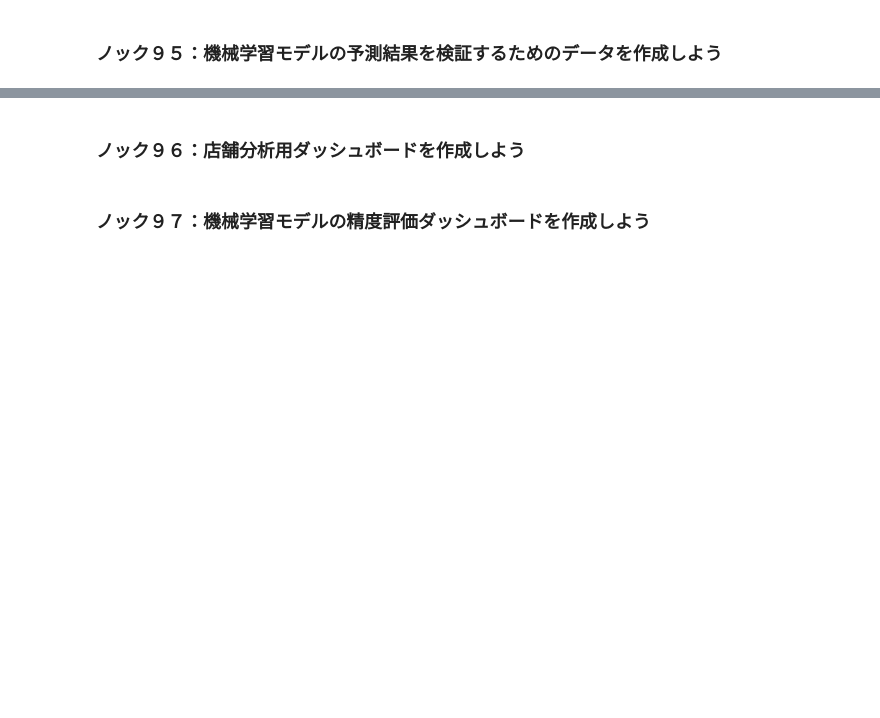
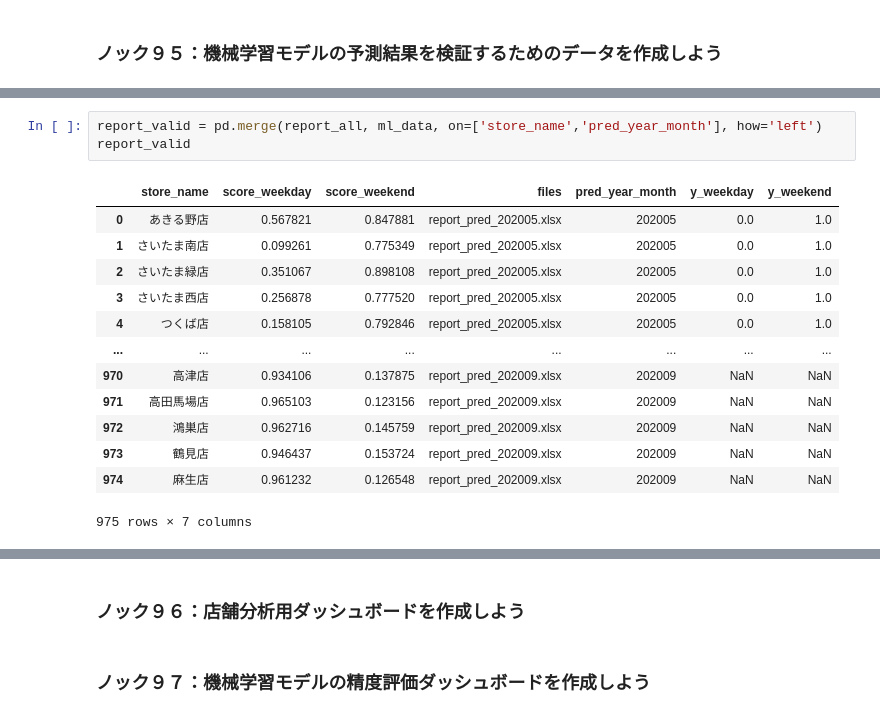
Before and after one commit to HayateSato/Pra, a Jupyter notebook: 10章_機械学習システムのダッシュボードを作成する１０本ノック.ipynb, the cells around one changed output, grey strips where cells are left out. Cells and saved outputs as stored; diff of their text form; blank space fills up the shorter version.

```diff
--- a/10章_機械学習システムのダッシュボードを作成する１０本ノック.ipynb
+++ b/10章_機械学習システムのダッシュボードを作成する１０本ノック.ipynb
@@ -147,0 +177,17 @@ report_all.head()
+# %%
+report_valid = pd.merge(report_all, ml_data, on=['store_name','pred_year_month'], how='left')
+report_valid
+# %% [output]
+|  | store_name | score_weekday | score_weekend | files | pred_year_month | y_weekday | y_weekend |
+| 0 | あきる野店 | 0.567821 | 0.847881 | report_pred_202005.xlsx | 202005 | 0.0 | 1.0 |
+| 1 | さいたま南店 | 0.099261 | 0.775349 | report_pred_202005.xlsx | 202005 | 0.0 | 1.0 |
+| 2 | さいたま緑店 | 0.351067 | 0.898108 | report_pred_202005.xlsx | 202005 | 0.0 | 1.0 |
+| 3 | さいたま西店 | 0.256878 | 0.777520 | report_pred_202005.xlsx | 202005 | 0.0 | 1.0 |
+| 4 | つくば店 | 0.158105 | 0.792846 | report_pred_202005.xlsx | 202005 | 0.0 | 1.0 |
+| ... | ... | ... | ... | ... | ... | ... | ... |
+| 970 | 高津店 | 0.934106 | 0.137875 | report_pred_202009.xlsx | 202009 | NaN | NaN |
+| 971 | 高田馬場店 | 0.965103 | 0.123156 | report_pred_202009.xlsx | 202009 | NaN | NaN |
+| 972 | 鴻巣店 | 0.962716 | 0.145759 | report_pred_202009.xlsx | 202009 | NaN | NaN |
+| 973 | 鶴見店 | 0.946437 | 0.153724 | report_pred_202009.xlsx | 202009 | NaN | NaN |
+| 974 | 麻生店 | 0.961232 | 0.126548 | report_pred_202009.xlsx | 202009 | NaN | NaN |
+975 rows × 7 columns
```
Also changed, not shown: parts of 3 cells of this notebook.
